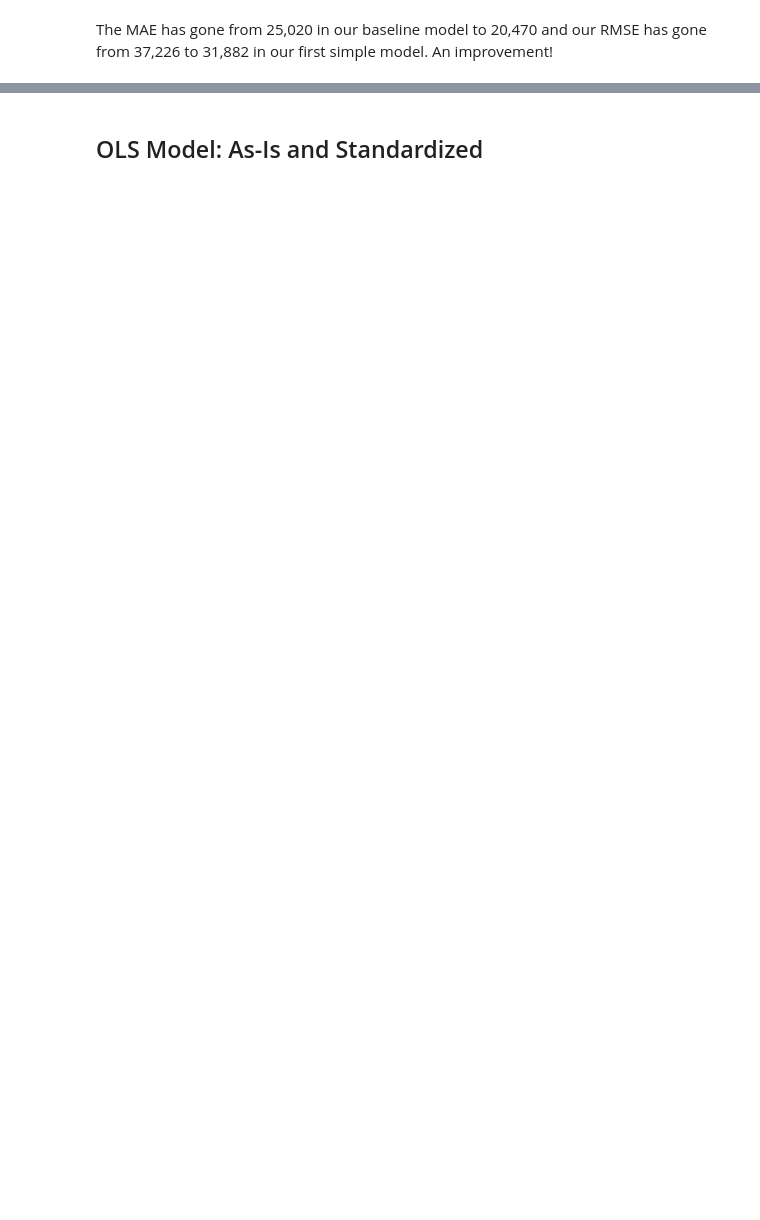
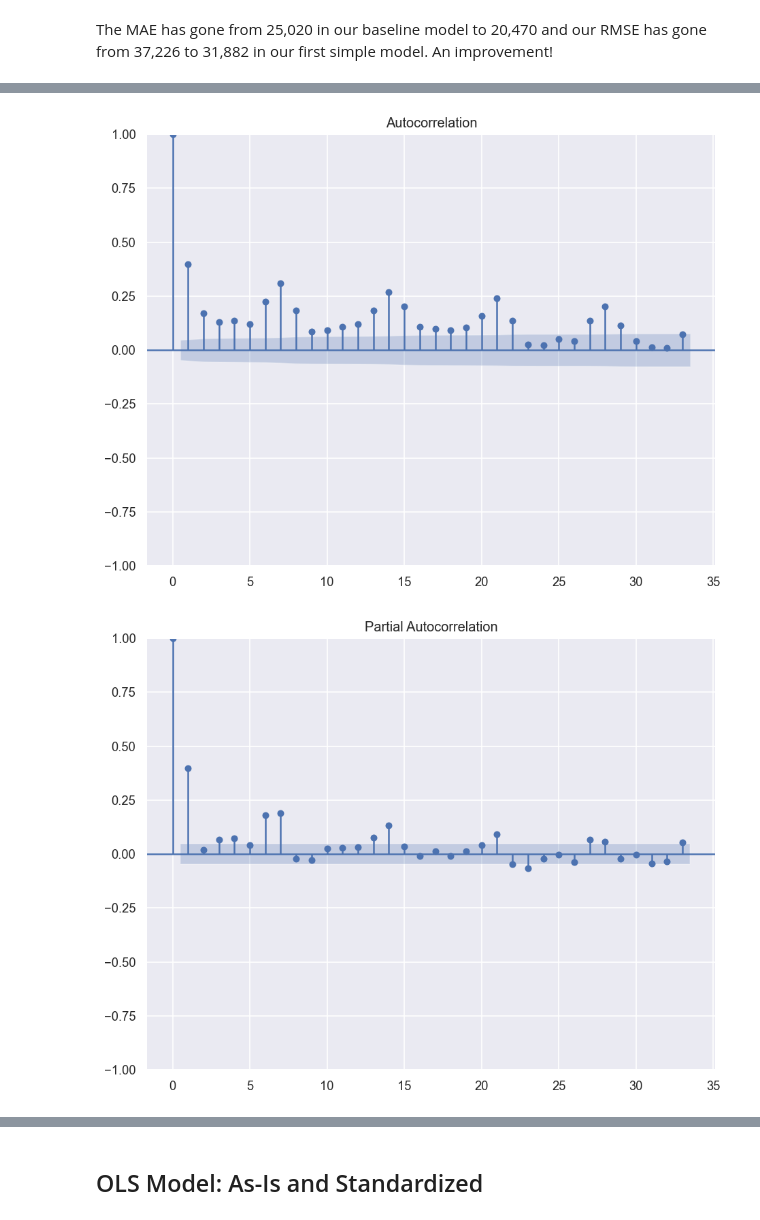
Before and after one commit to pschulk/I-94-Traffic-Volume-Predictions, a Jupyter notebook: EDA_Notebook.ipynb, the cells around one changed output, grey strips where cells are left out. Cells and saved outputs as stored; diff of their text form; code cells hidden in the pictures; blank space fills up the shorter version.

```diff
--- a/EDA_Notebook.ipynb
+++ b/EDA_Notebook.ipynb
@@ -1050,0 +1090,6 @@ time: 484 ms (started: 2023-04-11 09:13:09 -06:00)
+# %%
+# Define train and test sets
+arima_train_size = int(len(df_baseline) * 0.8)
+
+arima_train = df_baseline[:arima_train_size]
+arima_test = df_baseline[arima_train_size:]
@@ -1050,0 +1104,6 @@ time: 484 ms (started: 2023-04-11 09:13:09 -06:00)
+# %%
+acf = plot_acf(arima_train)
+pacf = plot_pacf(arima_train)
+# %% [output]
+[figure, added]
+[figure, added]
```
Also changed, not shown: parts of 101 cells of this notebook, 2 other files.
